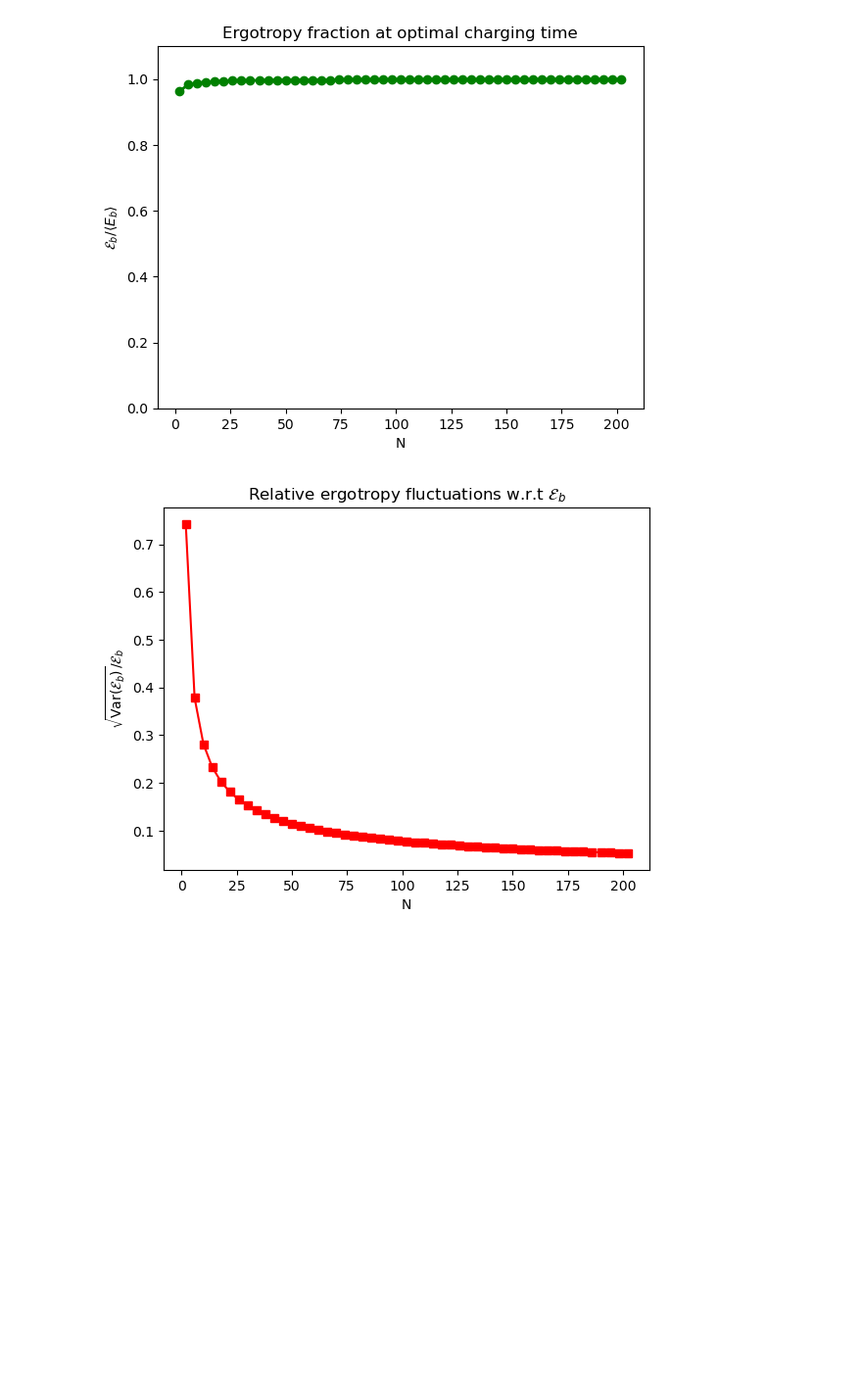
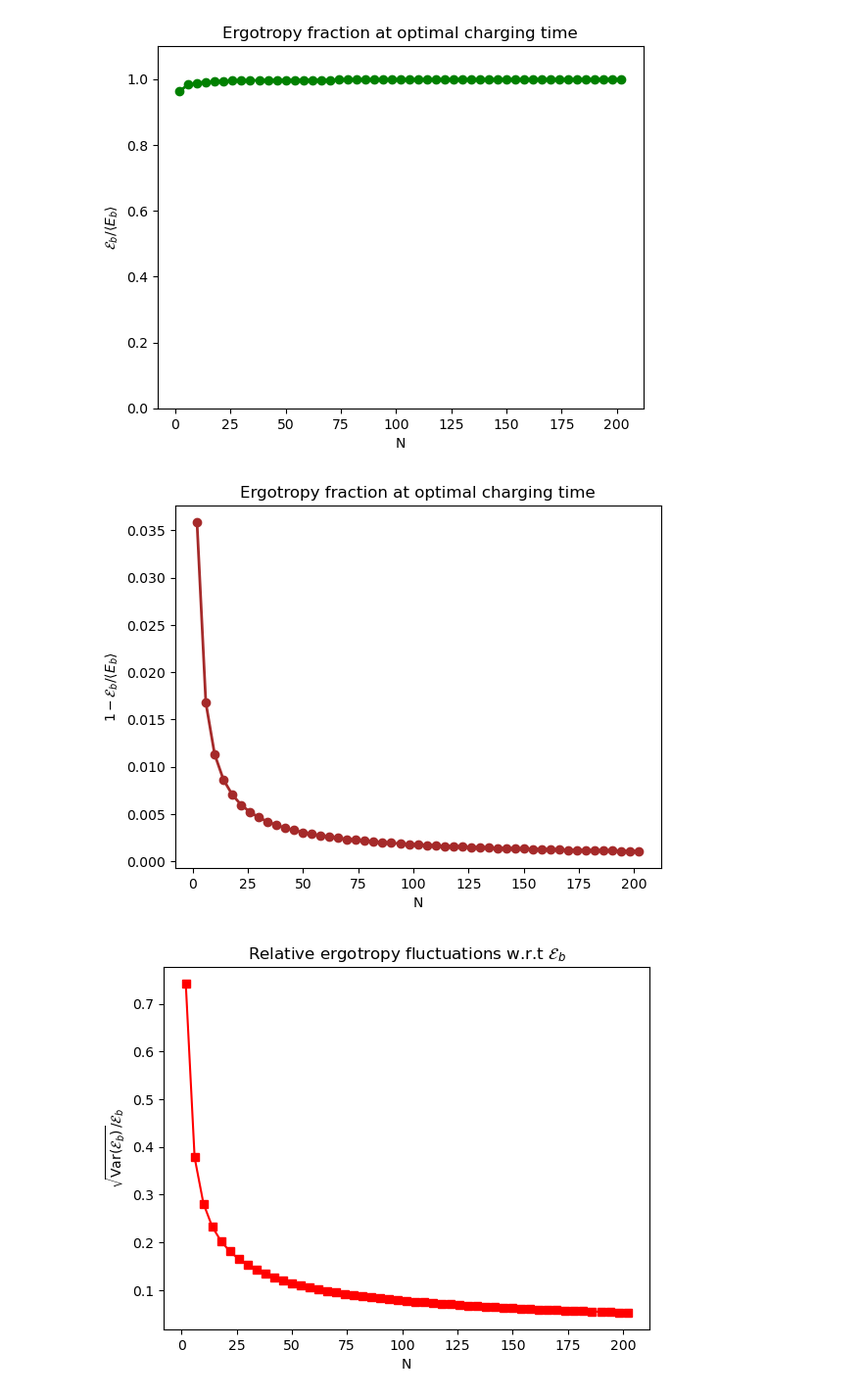
Before and after one commit to gbhanja/ERGO_FLUC_parallel_codes, a Jupyter notebook: Plot_WS.ipynb, the cells around one changed output. Shown at 98% size. Drawn from its saved outputs; the diff is of its cells as text; code cells hidden in the pictures; blank space fills up the shorter version.

```diff
--- a/Plot_WS.ipynb
+++ b/Plot_WS.ipynb
@@ -98,6 +95,18 @@ plt.title("Ergotropy fraction at optimal charging time")
 plt.show()
 # %% [output]
 [figure]
+# %%
+#############################################################
+# Plot ergotropy fraction as a function of g for different N
+############################################################
+
+plt.plot(N_arr, 1 - E_ratio, 'o-', color='brown', linewidth=2)
+plt.xlabel("N")
+plt.ylabel(r"$1 - \mathcal{E}_b / \langle E_b \rangle$")
+plt.title("Ergotropy fraction at optimal charging time")
+plt.show()
+# %% [output]
+[figure, added]
 # %%
 ######################################################
 # Plot fluctuations as a function of g for different N
```
Also changed, not shown: parts of 11 cells of this notebook.
